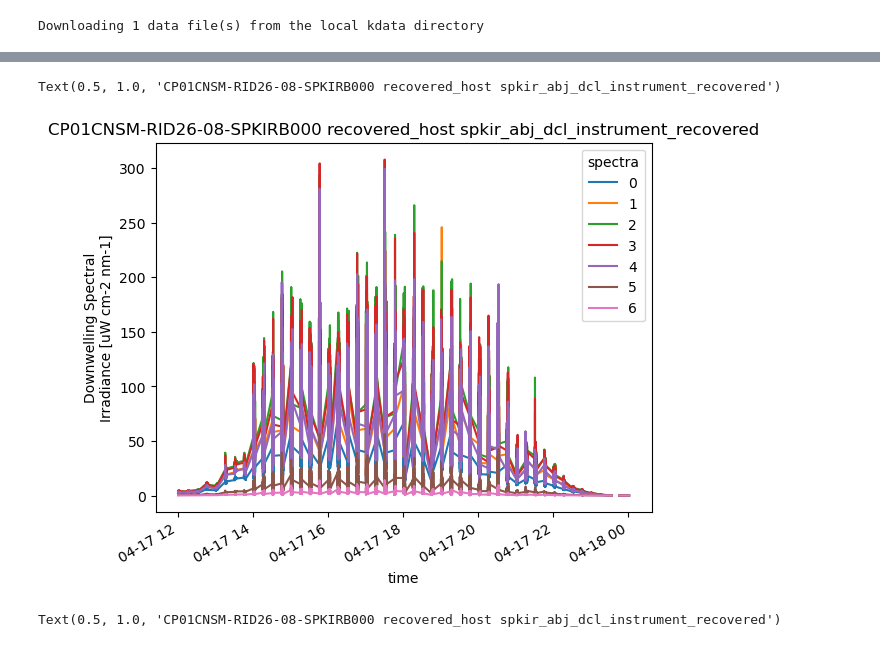
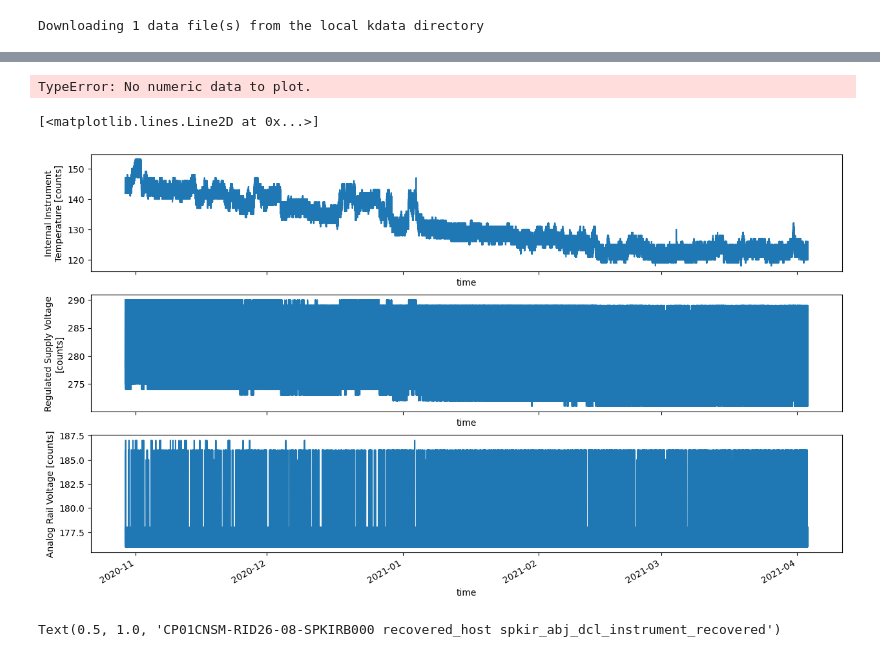
Before and after one commit to cooleyky/qartod_testing, a Jupyter notebook: notebooks/11-Deep-dive-CP01CNSM-RID26-08-SPKIRB000.ipynb, the cells around one changed output, grey strips where cells are left out. Saved outputs shown, nothing was run; the diff lists cells and outputs as text; code cells hidden in the pictures.

```diff
--- a/notebooks/11-Deep-dive-CP01CNSM-RID26-08-SPKIRB000.ipynb
+++ b/notebooks/11-Deep-dive-CP01CNSM-RID26-08-SPKIRB000.ipynb
@@ -161,10 +161,18 @@ Text(0.5, 1.0, 'CP01CNSM-RID26-08-SPKIRB000 recovered_host spkir_abj_dcl_instrum
 # %%
-# plot a shorter time series around the peak near the begining of the deployment to see if it affects all channels
-spkir_full_time.spkir_abj_cspp_downwelling_vector.sel(time=slice('2019-04-17T12:00','2019-04-18T00:00')).plot.line(x="time", hue="spectra")
+# plot a shorter time series around any peaks to see if it affects all channels
+spkir_full_time.spkir_abj_cspp_downwelling_vector.sel(time=slice('2015-09-25T12:00','2015-10-15T00:00')).plot.line(x="time", hue="spectra")
 plt.title(' '.join([refdes, method, stream]))
 # %% [output]
-Text(0.5, 1.0, 'CP01CNSM-RID26-08-SPKIRB000 recovered_host spkir_abj_dcl_instrument_recovered')
+TypeError: No numeric data to plot.
-[figure, removed]
+# %%
+#  Checking internal temperature, supply voltage, and analog rail voltage during this time
+fig, ax = plt.subplots(3,1, sharex=True, figsize=(15,8))
+spkir_full_time.internal_temperature.plot.line(ax=ax[0])
+spkir_full_time.vin_sense.plot.line(ax=ax[1])
+spkir_full_time.va_sense.plot.line(ax=ax[2])
+# %% [output]
+[<matplotlib.lines.Line2D at 0x...>]
+[figure, added]
 # %%
 # plot a different 12 hours of data to see if it is also spiky - let's try 04 June (just because :) )
 spkir_full_time.spkir_abj_cspp_downwelling_vector.sel(time=slice('2019-06-04T12:00','2019-06-05T00:00')).plot.line(x="time", hue="spectra")
```
Also changed, not shown: parts of 11 cells of this notebook.
